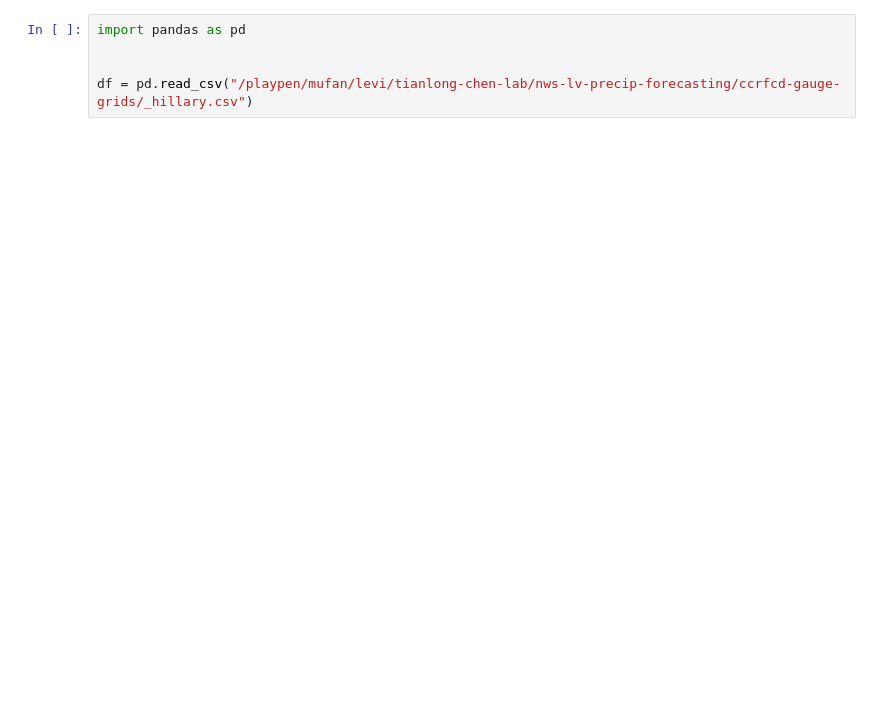
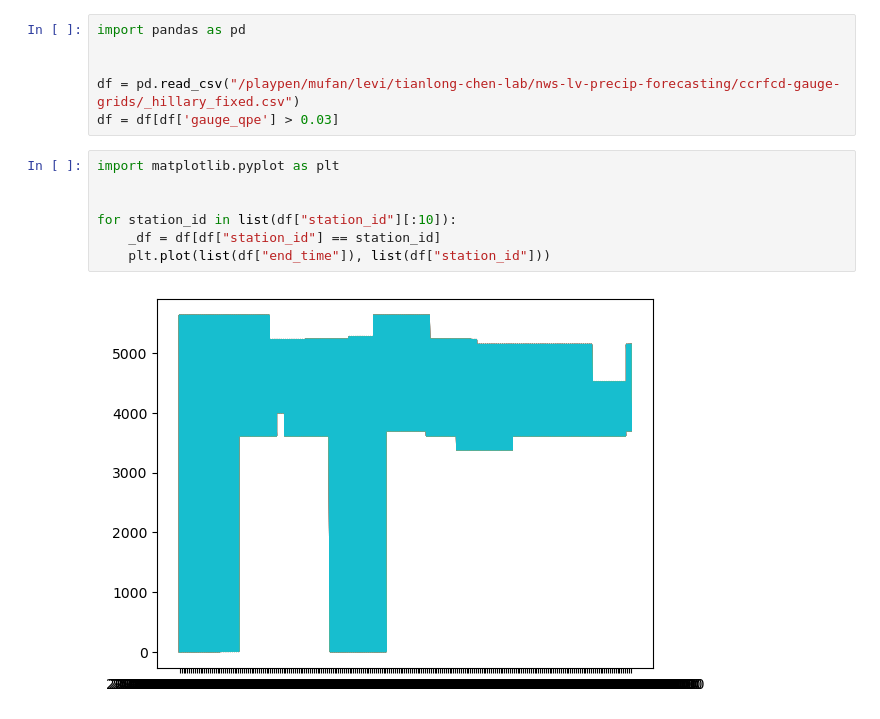
Before and after one commit to leharris3/ccrfcd-gauge-grids, a Jupyter notebook: notebooks/hillary_analysis.ipynb, the cells around one changed output. Cells and saved outputs as stored; diff of their text form; blank space fills up the shorter version.

```diff
--- a/notebooks/hillary_analysis.ipynb
+++ b/notebooks/hillary_analysis.ipynb
@@ -2,5 +2,15 @@
 import pandas as pd
 
 
-df = pd.read_csv("/playpen/mufan/levi/tianlong-chen-lab/nws-lv-precip-forecasting/ccrfcd-gauge-grids/_hillary.csv")
+df = pd.read_csv("/playpen/mufan/levi/tianlong-chen-lab/nws-lv-precip-forecasting/ccrfcd-gauge-grids/_hillary_fixed.csv")
+df = df[df['gauge_qpe'] > 0.03]
+# %%
+import matplotlib.pyplot as plt
+
+
+for station_id in list(df["station_id"][:10]):
+    _df = df[df["station_id"] == station_id]
+    plt.plot(list(df["end_time"]), list(df["station_id"]))
+# %% [output]
+[figure, added]
 # %%
```
Also changed, not shown: parts of 4 cells of this notebook, 14 other files.
